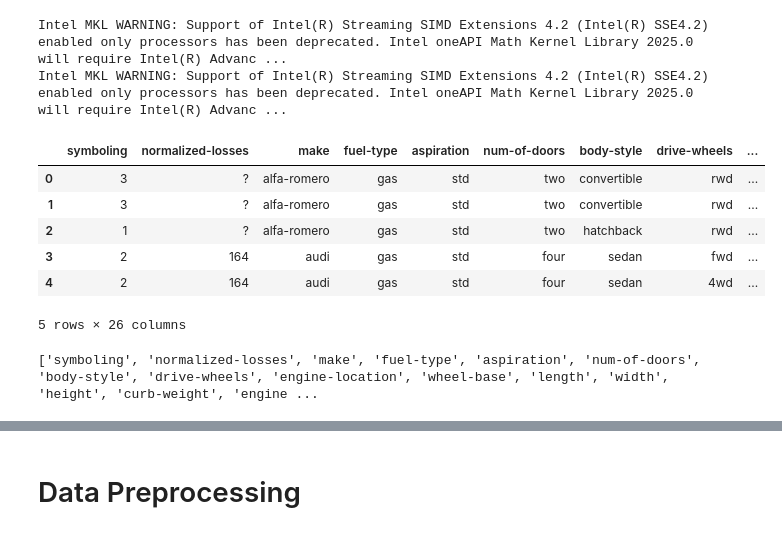
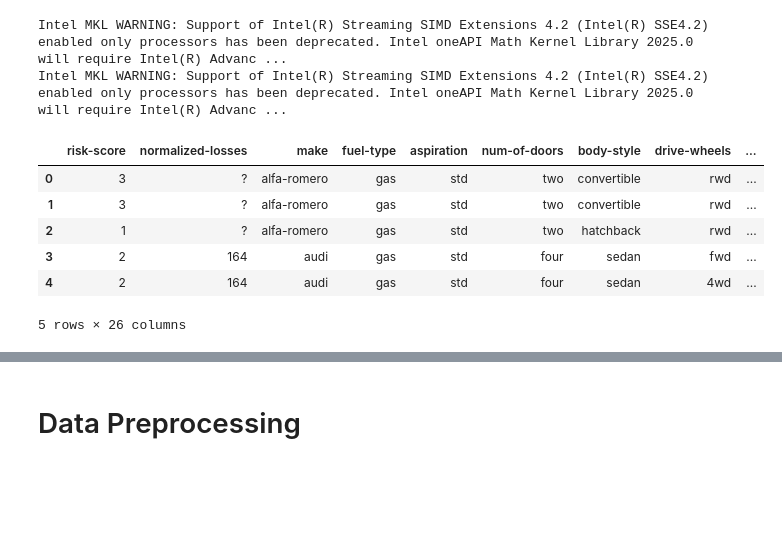
Before and after one commit to KingKai69/VisualAnalytics, a Jupyter notebook: VA_Classification.ipynb, the cells around one changed output, grey strips where cells are left out. Cells and saved outputs as stored; diff of their text form; code cells hidden in the pictures; blank space fills up the shorter version.

```diff
--- a/VA_Classification.ipynb
+++ b/VA_Classification.ipynb
@@ -65,10 +65,11 @@ Intel MKL WARNING: Support of Intel(R) Streaming SIMD Extensions 4.2 (Intel(R) S
 # %%
 # Import dataset
 path ="https://github.com/KingKai69/VisualAnalytics/raw/main/Automobile_data.csv"
 df = pd.read_csv(path)
+df.rename(columns={'symboling': 'risk-score'}, inplace=True)
 df.head()
 # %% [output]
-|  | symboling | normalized-losses | make | fuel-type | aspiration | num-of-doors | body-style | drive-wheels | ... |
+|  | risk-score | normalized-losses | make | fuel-type | aspiration | num-of-doors | body-style | drive-wheels | ... |
 | 0 | 3 | ? | alfa-romero | gas | std | two | convertible | rwd | ... |
 | 1 | 3 | ? | alfa-romero | gas | std | two | convertible | rwd | ... |
 | 2 | 1 | ? | alfa-romero | gas | std | two | hatchback | rwd | ... |
@@ -76,7 +77,5 @@ df.head()
 | 4 | 2 | 164 | audi | gas | std | four | sedan | 4wd | ... |
 5 rows × 26 columns
 # %%
-col_names = list(df.columns)
-print(col_names)
+#col_names = list(df.columns)
+#print(col_names)
-# %% [output]
-['symboling', 'normalized-losses', 'make', 'fuel-type', 'aspiration', 'num-of-doors', 'body-style', 'drive-wheels', 'engine-location', 'wheel-base', 'length', 'width', 'height', 'curb-weight', 'engine ...
```
Also changed, not shown: parts of 31 cells of this notebook.
